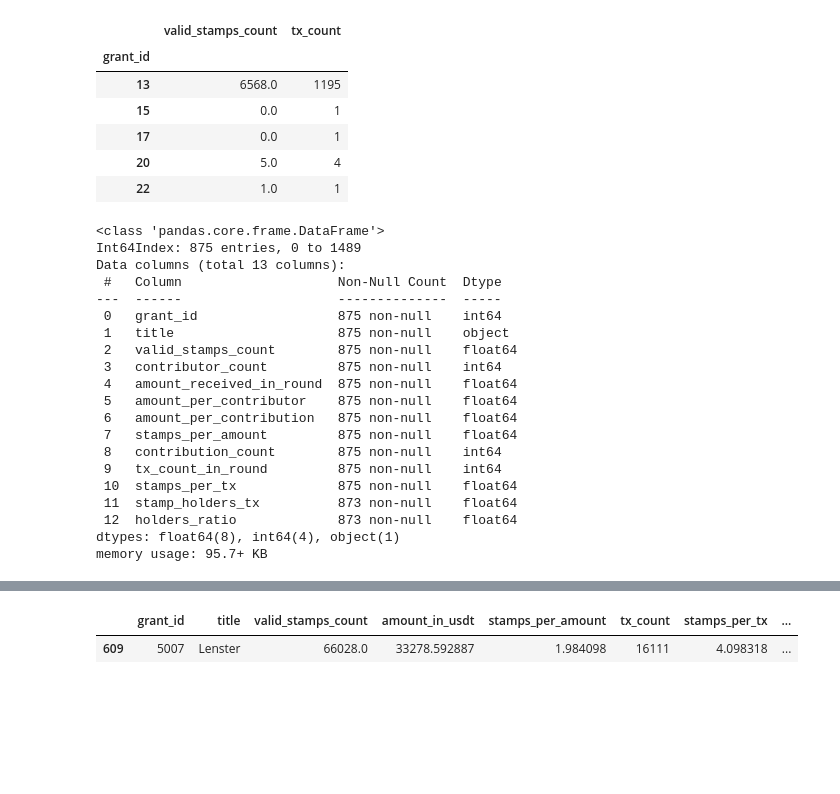
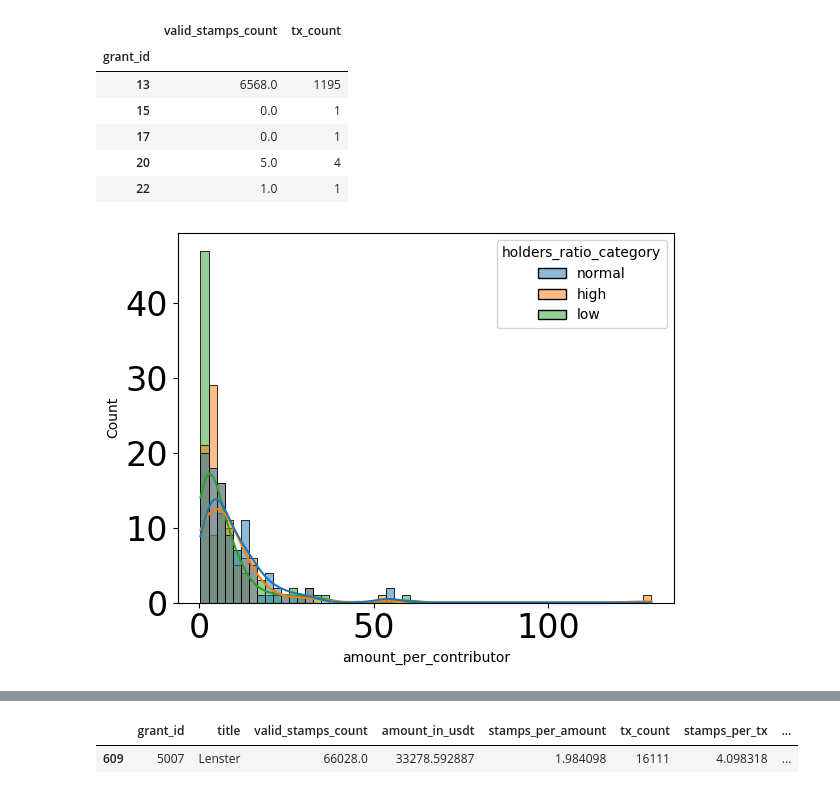
Before and after one commit to junta/gitcoin-data-hackathon, a Jupyter notebook: main.ipynb, the cells around one changed output, grey strips where cells are left out. Cells and saved outputs as stored; diff of their text form; code cells hidden in the pictures; blank space fills up the shorter version.

```diff
--- a/main.ipynb
+++ b/main.ipynb
@@ -315,6 +315,7 @@ by_grants.head()
 # %%
 by_grants = contributions_passport.groupby('grant_id').sum()[['valid_stamps_count']]
 by_grants['tx_count_in_round'] = contributions_passport.groupby('grant_id').count()['txn_id']
+by_grants['contributor_count_in_round'] = contributions_passport.groupby('grant_id').count()['address']
 by_grants['stamp_holders_tx'] = contributions_passport[contributions_passport['valid_stamps_count'] != 0.0].groupby('grant_id').count()['txn_id']
 by_grants['stamps_per_tx'] = by_grants['valid_stamps_count'] / by_grants['tx_count_in_round']
 by_grants['holders_ratio'] = by_grants['stamp_holders_tx'] / by_grants['tx_count_in_round']
@@ -322,33 +323,34 @@ merged_grants = grants.merge(by_grants, on='grant_id')
 merged_grants['stamps_per_amount'] = merged_grants['valid_stamps_count'] / merged_grants['amount_received_in_round']
 
 
-merged_grants = merged_grants[['grant_id', 'title','valid_stamps_count', 'contributor_count', 'amount_received_in_round', 'amount_per_contributor', 'amount_per_contribution', 'stamps_per_amount', 'contribution_count', 'tx_count_in_round', 'stamps_per_tx', 'stamp_holders_tx', 'holders_ratio']]
-merged_grants = merged_grants[merged_grants['tx_count_in_round'] > 5]
-merged_grants[merged_grants['grant_id'] == 7658]
+merged_grants = merged_grants[['grant_id', 'title','valid_stamps_count', 'contributor_count', 'contributor_count_in_round',  'amount_received_in_round', 'amount_per_contributor', 'amount_per_contribution', 'stamps_per_amount', 'contribution_count', 'tx_count_in_round', 'stamps_per_tx', 'stamp_holders_tx', 'holders_ratio']]
+merged_grants = merged_grants[merged_grants['tx_count_in_round'] > 10]
+# merged_grants[merged_grants['grant_id'] == 7658]
 # by_grants.head()
-merged_grants.to_csv('./analytics_data/grants_stamps.csv', index=False)
-merged_grants.describe()
-merged_grants.info()
-
-# merged_grants.hist()
+#merged_grants.to_csv('./analytics_data/grants_stamps.csv', index=False)
-# %% [output]
-<class 'pandas.core.frame.DataFrame'>
-Int64Index: 875 entries, 0 to 1489
-Data columns (total 13 columns):
- #   Column                    Non-Null Count  Dtype
----  ------                    --------------  -----
- 0   grant_id                  875 non-null    int64
- 1   title                     875 non-null    object
- 2   valid_stamps_count        875 non-null    float64
- 3   contributor_count         875 non-null    int64
- 4   amount_received_in_round  875 non-null    float64
- 5   amount_per_contributor    875 non-null    float64
- 6   amount_per_contribution   875 non-null    float64
- 7   stamps_per_amount         875 non-null    float64
- 8   contribution_count        875 non-null    int64
- 9   tx_count_in_round         875 non-null    int64
- 10  stamps_per_tx             875 non-null    float64
- 11  stamp_holders_tx          873 non-null    float64
- 12  holders_ratio             873 non-null    float64
-dtypes: float64(8), int64(4), object(1)
-memory usage: 95.7+ KB
+# %%
+# merged_grants.describe()
+# amount_per_contributor :10.468600
+# merged_grants.info()
+
+# merged_grants.hist()
+# pg = sns.pairplot(merged_grants[['stamps_per_amount', 'amount_per_contributor', 'amount_received_in_round', 'tx_count_in_round', 'stamps_per_tx', 'holders_ratio']])
+merged_grants['holders_ratio_category'] = None
+for index, row in merged_grants.iterrows():
+    if row['holders_ratio'] < 0.7:
+        merged_grants.at[index, 'holders_ratio_category'] = 'low'
+    elif row['holders_ratio'] > 0.3:
+        merged_grants.at[index, 'holders_ratio_category'] = 'high'
+    else:
+        merged_grants.at[index, 'holders_ratio_category'] = 'normal'
+
+# merged_grants[merged_grants['label'] == 'low_ratio'].head()
+merged_grants.groupby('holders_ratio_category').count()
+
+normal_original = merged_grants[merged_grants['holders_ratio_category'] == 'normal']
+normal = merged_grants[merged_grants['holders_ratio_category'] == 'normal'].sample(43)
+high = merged_grants[merged_grants['holders_ratio_category'] == 'high']
+low = merged_grants[merged_grants['holders_ratio_category'] == 'low'].sample(43)
+for_pairplot = pd.concat([normal, high, low])
+
+#for_pairplot.to_csv('./analytics_data/grants_by_ratio.csv')
@@ -354,0 +379,10 @@ memory usage: 95.7+ KB
+# %%
+# high.describe()
+
+#pg = sns.pairplot(for_pairplot[['amount_per_contributor', 'contributor_count', 'contributor_count_in_round', 'amount_received_in_round', 'tx_count_in_round', 'label']], hue='label')
+#pg = sns.histplot(grants_by_ratio, x='contributor_count_in_round', kde = True, hue='holders_ratio_category')
+pg = sns.histplot(for_pairplot, x='amount_per_contributor', kde = True, hue='holders_ratio_category')
+# high.hist(figsize=(50, 30))
+# normal.hist(figsize=(50, 30))
+# %% [output]
+[figure, added]
```
Also changed, not shown: parts of 12 cells of this notebook, 4 other files.
